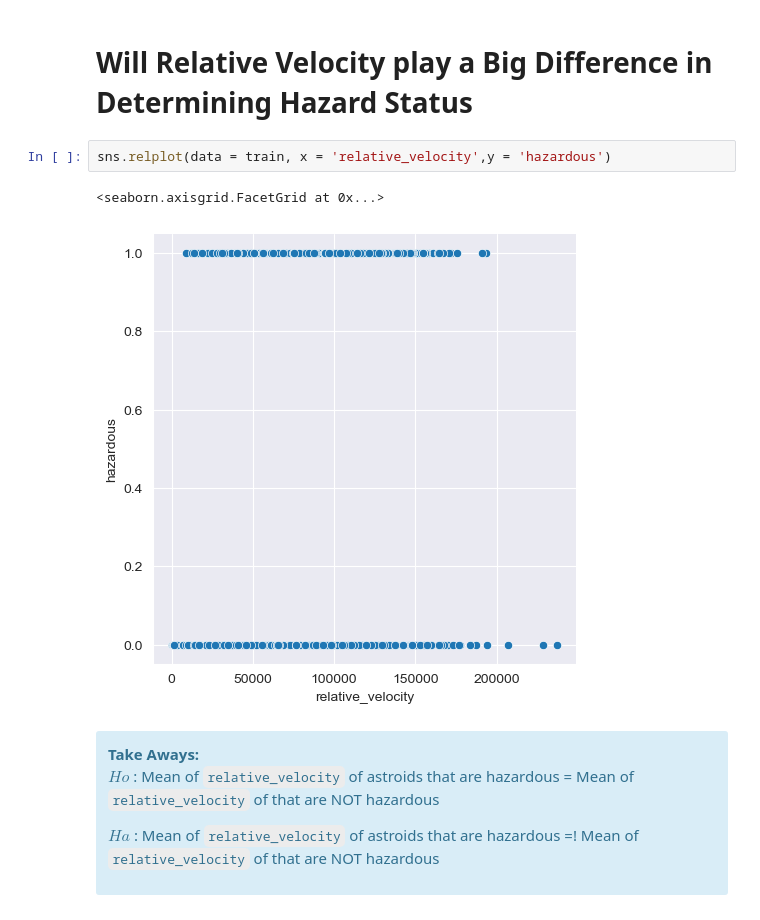
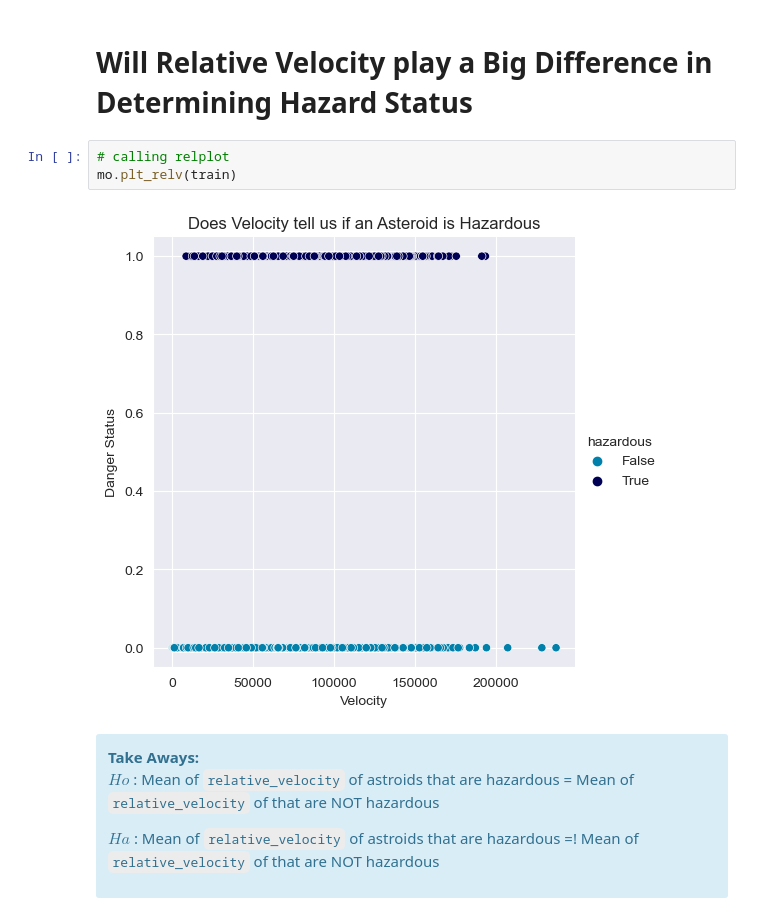
Before and after one commit to brandontnavarrete/nasa-neow, a Jupyter notebook: final_notebook.ipynb, the cells around one changed output. Saved outputs shown, nothing was run; the diff lists cells and outputs as text.

```diff
--- a/final_notebook.ipynb
+++ b/final_notebook.ipynb
@@ -109,11 +121,11 @@ Reject Null Hypothesis (Significant difference between two samples)
 * Splitting the groups into `safe` and `not safe` groups, you can see that the there is a significant difference in the mean minimum diameter meaning this may have some influence in our model
 # %% [markdown]
 # Will Relative Velocity play a Big Difference in Determining Hazard Status
-# %%
-sns.relplot(data = train, x = 'relative_velocity',y = 'hazardous')
-# %% [output]
-<seaborn.axisgrid.FacetGrid at 0x...>
-[figure, removed]
+# %%
+# calling relplot
+mo.plt_relv(train)
+# %% [output]
+[figure, added]
 # %% [markdown]
 <div class="alert alert-block alert-info">
 <b>Take Aways:</b>
```
Also changed, not shown: parts of 21 cells of this notebook.
